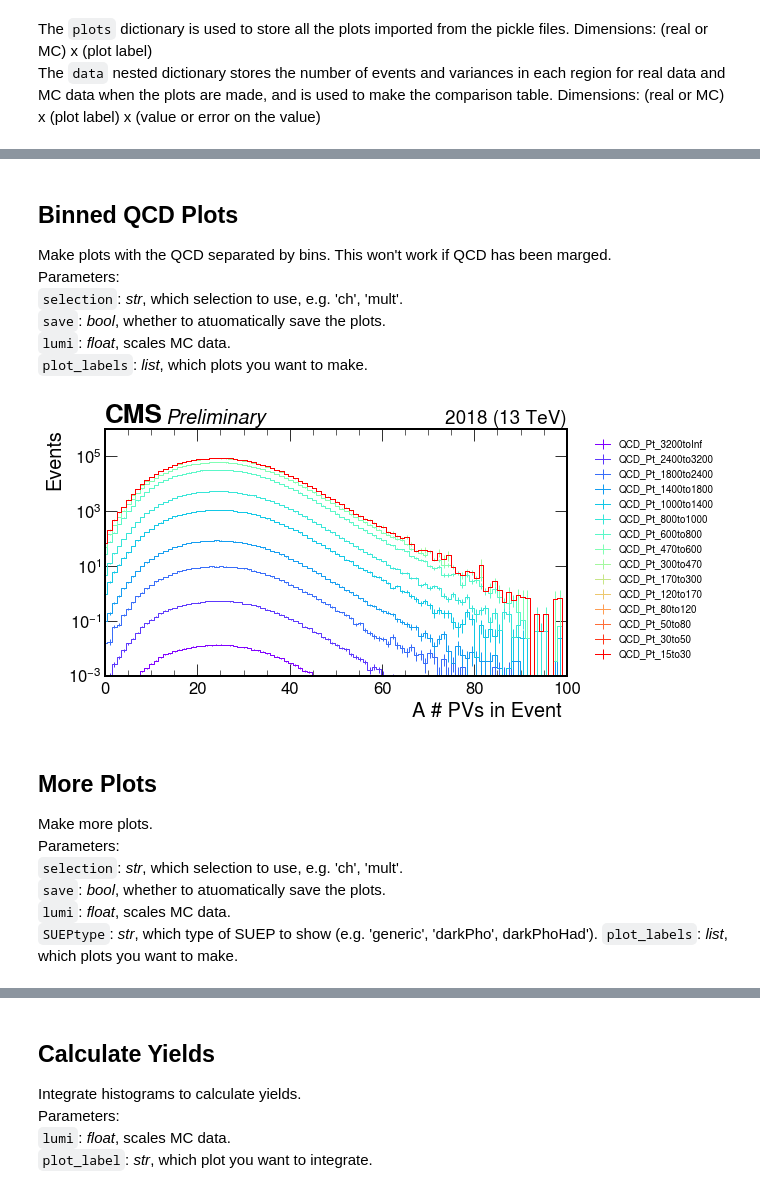
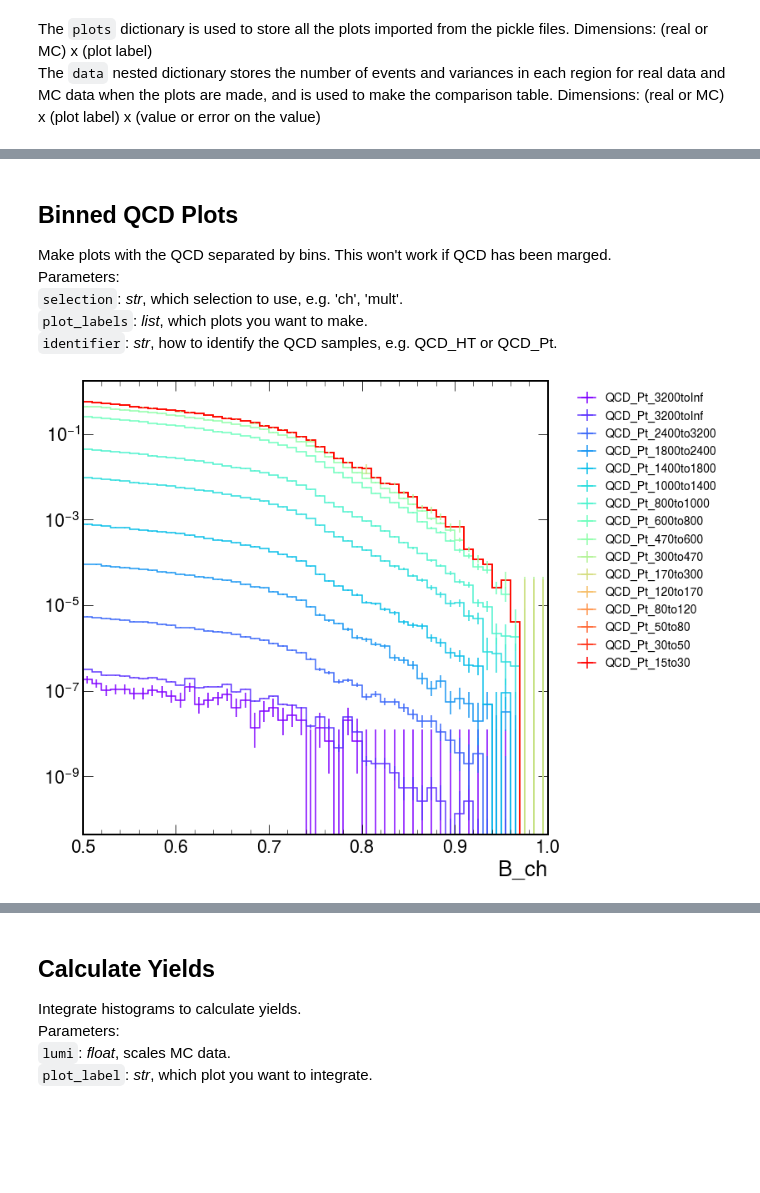
Before and after one commit to SUEPPhysics/SUEPCoffea_dask, a Jupyter notebook: plotting/plot.ipynb, the cells around one changed output, grey strips where cells are left out. Drawn from its saved outputs; the diff is of its cells as text; code cells hidden in the pictures; blank space fills up the shorter version.

```diff
--- a/plotting/plot.ipynb
+++ b/plotting/plot.ipynb
@@ -1,26 +1,17 @@
 # %%
-import os
-import glob
-import pandas as pd
+import os, sys, glob
 import numpy as np
 import matplotlib.pyplot as plt
 import matplotlib
 import hist
 from hist import Hist
-import os, sys
-import re
 import pickle
-import vector
 import mplhep as hep
 import math
 from tabulate import tabulate
 from collections import defaultdict
+import warnings
 
-vector.register_awkward()
-
-# parameters for matplotlib styling
-plt.style.use(hep.style.CMS)
-
+warnings.filterwarnings('ignore')
+hep.style.use("CMS")
 matplotlib.rcParams.update({'figure.max_open_warning': 0})
-matplotlib.rcParams.update({'font.size': 20})
-plt.rcParams['figure.facecolor'] = 'white'
@@ -438,64 +539,44 @@ if save: plt.savefig(output_label + "_" + plot_label + "_1D_slices"+file_ext,  b
 Make plots with the QCD separated by bins. This won't work if QCD has been marged. <br>
 Parameters:<br>
 `selection`: _str_, which selection to use, e.g. 'ch', 'mult'.<br>
-`save`: _bool_, whether to atuomatically save the plots.<br>
-`lumi`: _float_, scales MC data.<br>
-`plot_labels`: _list_, which plots you want to make.
+`plot_labels`: _list_, which plots you want to make.<br>
+`identifier`: _str_, how to identify the QCD samples, e.g. QCD_HT or QCD_Pt.
 # %%
 selection = 'ch'
-save = True
-lumi = 61000
-plot_labels = ['A_nPVs']
+plot_labels = ['B']
+identifier = 'QCD_Pt'
 
 for plot_label in plot_labels:
 
     plot_label += "_"+selection
 
-    # define figure, axis on which to plot QCD and SUEP
-    fig, ax = plt.subplots(figsize=(10,5))
-    hep.cms.label("Preliminary", data=True, year=2018)
-
     # get hists
     hlist, labels = [], []
     for key in plots.keys():
-        if 'QCD_Pt' in key:
-            hlist.append(plots[key][plot_label] * lumi)
+        if identifier in key:
+            hlist.append(plots[key][plot_label])
             key = key.split('_Tune')[0]
             labels.append(key)
 
-    # not sure why, but they need to be color coded appropriately
+    # not sure why, but they NEED to be color coded appropriately
     vals = []
     for key in labels:
-        keyslice = key.split("Pt_")[1]
+        keyslice = key.split(identifier+"_")[1]
         keyslice = keyslice.split("to")[0]
         val = int(keyslice)
         vals.append(val)
     hlist_sorted, labels_sorted = [], []
     for arg in np.argsort(vals)[::-1]:
         hlist_sorted.append(hlist[arg])
         labels_sorted.append(labels[arg])
 
-    # plot QCD
-    plot1d_stacked(hlist_sorted, ax, labels_sorted, lw=1)
+    cmap = plt.cm.rainbow(np.linspace(0, 1, len(labels_sorted)))
 
-    # plotting parameters
-    ax.set_ylim(1e-3,1e6)
-    ax.set_xlim(0,100)
-    ax.set_yscale('log')
-    ax.legend(fontsize=10, framealpha=1, facecolor='white', shadow=True, bbox_to_anchor=(1.04,1), loc="upper left")
+    hep.histplot(hlist_sorted, stack=True, label=labels_sorted, color=cmap)
 
-    if save: fig.savefig(output_label + "_" + plot_label + file_ext, bbox_inches='tight')
-
-fig.tight_layout()
-fig.show()
+plt.legend(fontsize=14, framealpha=1, facecolor='white', shadow=True, bbox_to_anchor=(1.04,1), loc="upper left")
+plt.xlim(0.5,1.0)
+plt.yscale("log")
+plt.savefig(output_label + plot_label + file_ext, bbox_inches='tight')
 # %% [output]
-[figure, old version]
+[figure, new version]
-# %% [markdown]
-## More Plots
-Make more plots.<br>
-Parameters:<br>
-`selection`: _str_, which selection to use, e.g. 'ch', 'mult'.<br>
-`save`: _bool_, whether to atuomatically save the plots.<br>
-`lumi`: _float_, scales MC data.<br>
-`SUEPtype`: _str_, which type of SUEP to show (e.g. 'generic', 'darkPho', darkPhoHad').<bar>
-`plot_labels`: _list_, which plots you want to make.
```
Also changed, not shown: parts of 24 cells of this notebook.
